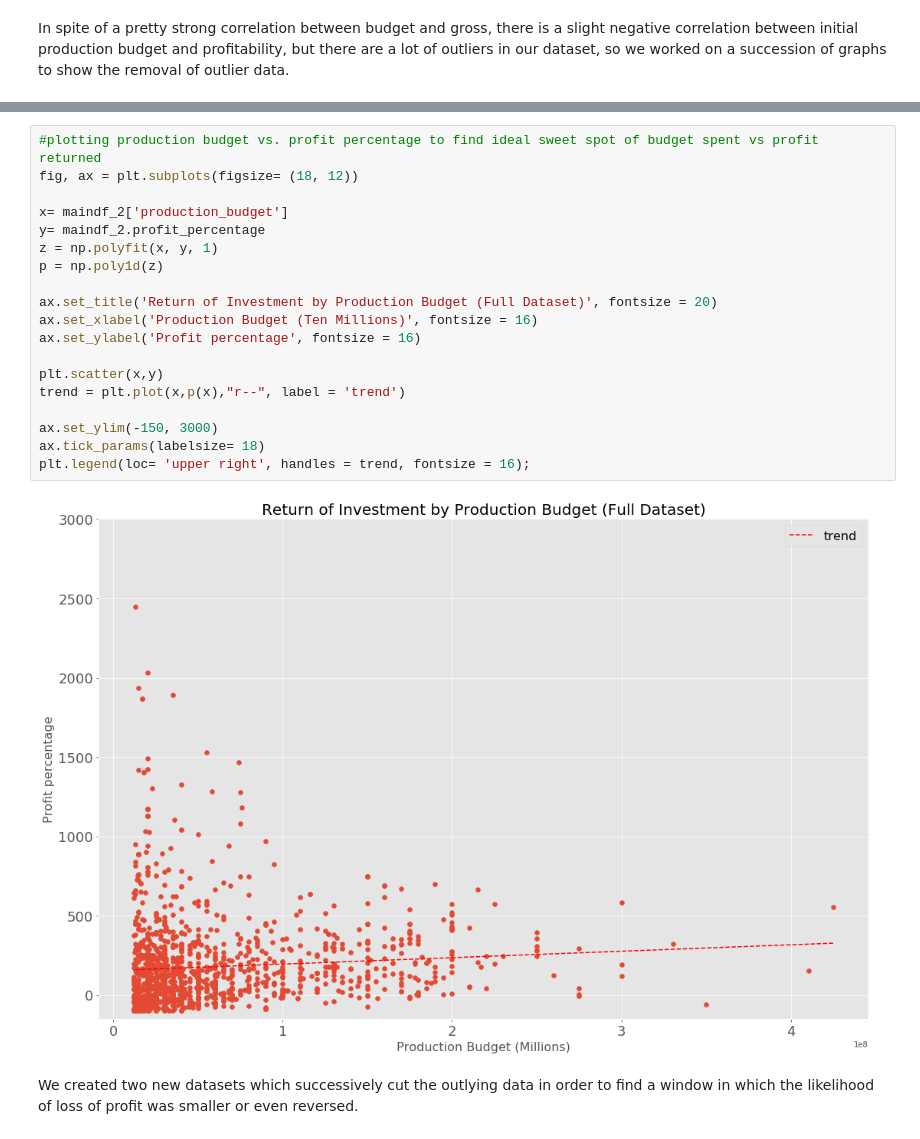
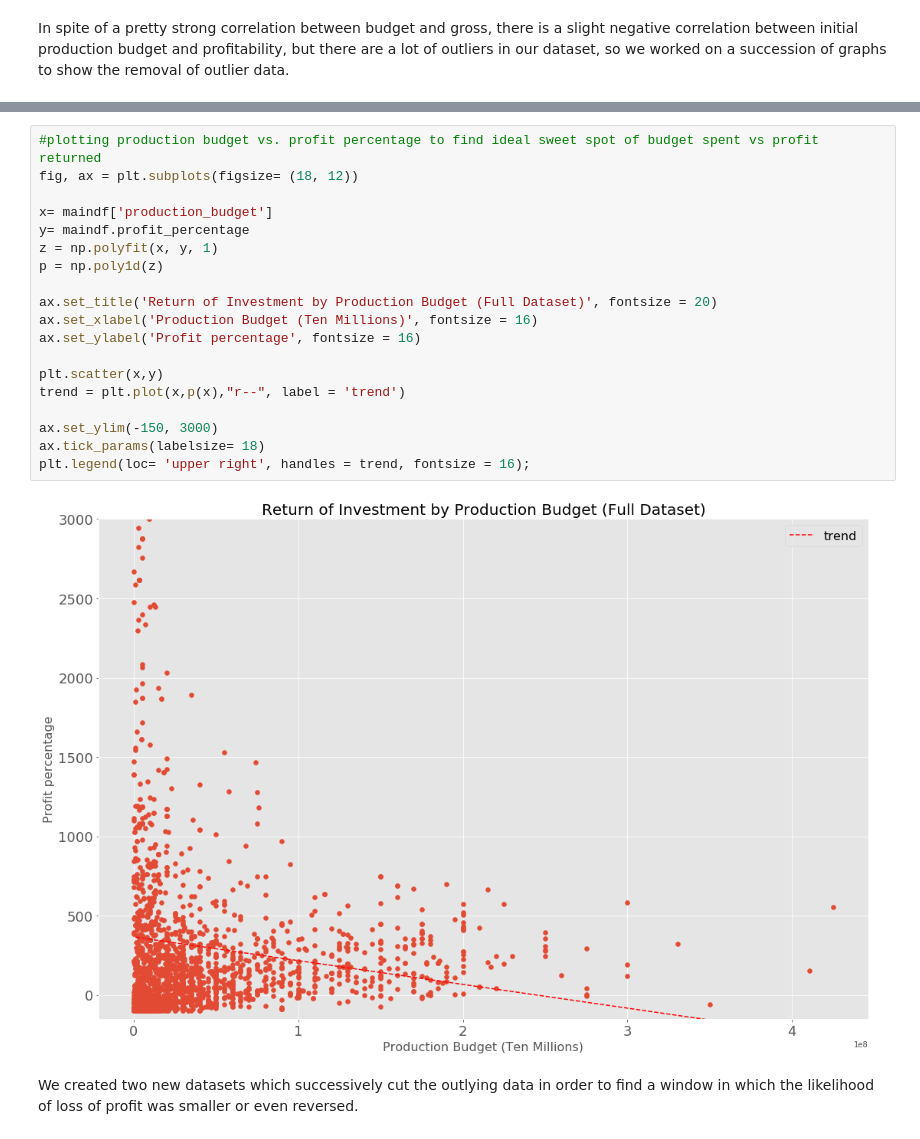
Before and after one commit to bagnine/moviedata, a Jupyter notebook: Code/moviedata.ipynb, the cells around one changed output, grey strips where cells are left out. Cells and saved outputs as stored; diff of their text form.

```diff
--- a/Code/moviedata.ipynb
+++ b/Code/moviedata.ipynb
@@ -300,24 +304,24 @@ maindf.profit_percentage.corr(maindf['production_budget'])
 # %%
 #plotting production budget vs. profit percentage to find ideal sweet spot of budget spent vs profit returned
 fig, ax = plt.subplots(figsize= (18, 12))
 
-x= maindf_2['production_budget']
-y= maindf_2.profit_percentage
+x= maindf['production_budget']
+y= maindf.profit_percentage
 z = np.polyfit(x, y, 1)
 p = np.poly1d(z)
 
 ax.set_title('Return of Investment by Production Budget (Full Dataset)', fontsize = 20)
 ax.set_xlabel('Production Budget (Ten Millions)', fontsize = 16)
 ax.set_ylabel('Profit percentage', fontsize = 16)
 
 plt.scatter(x,y)
 trend = plt.plot(x,p(x),"r--", label = 'trend')
 
 ax.set_ylim(-150, 3000)
 ax.tick_params(labelsize= 18)
 plt.legend(loc= 'upper right', handles = trend, fontsize = 16);
 # %% [output]
-[figure, old version]
+[figure, new version]
 # %% [markdown]
 We created two new datasets which successively cut the outlying data in order to find a window in which the likelihood of loss of profit was smaller or even reversed.
 # %%
```
Also changed, not shown: parts of 10 cells of this notebook, 4 other files.
